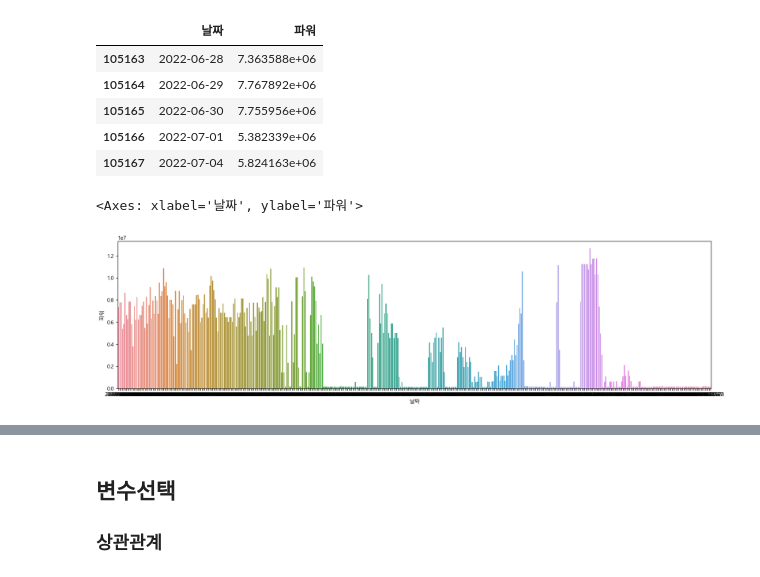
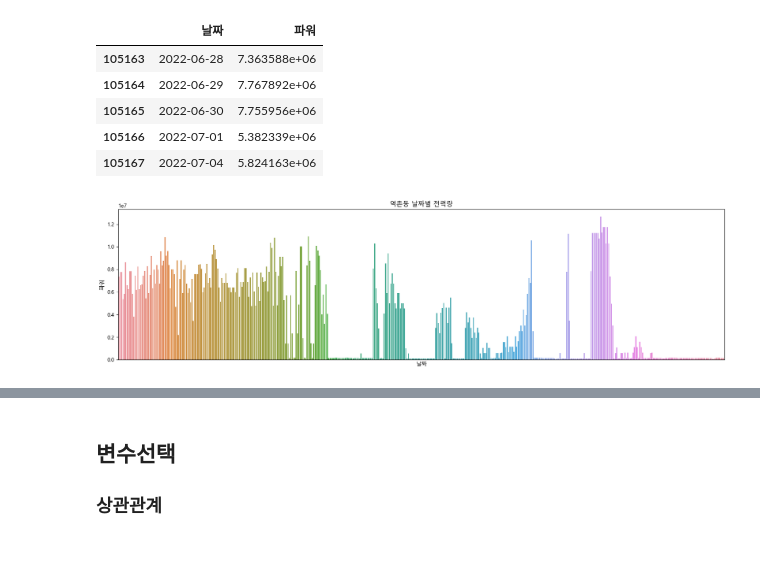
Before and after one commit to seungdobaek/AIX_1stProject, a Jupyter notebook: baek/eda.ipynb, the cells around one changed output, grey strips where cells are left out. Saved outputs shown, nothing was run; the diff lists cells and outputs as text; code cells hidden in the pictures; blank space fills up the shorter version.

```diff
--- a/baek/eda.ipynb
+++ b/baek/eda.ipynb
@@ -114,7 +114,7 @@ plt.show()
 ## 역촌동 날짜별 전력사용량
 - 역촌동의 경우 다른 법정동에 비해 너무 많은 평균 사용량이 있는것으로 보입니다. 날짜별로 전기사용량을 그려 왜 이렇게 높은 평균이 나왔는지 분석해봅니다
 # %%
-target_dong_df = df[((df['시군구코드']==11380) & (df['법정동명']=='역촌동'))]
+target_dong_df = df[df['법정동명']=='역촌동']
 target_dong_df = target_dong_df[['날짜', '파워']]
 target_dong_df.head()
 # %% [output]
@@ -126,7 +126,8 @@ target_dong_df.head()
 | 105167 | 2022-07-04 | 5.824163e+06 |
 # %%
 plt.figure(figsize=(20,5))
-sns.barplot(target_dong_df, x='날짜', y='파워')
+ax = sns.barplot(target_dong_df, x='날짜', y='파워')
+ax.set(xticks=[], title="역촌동 날짜별 전력량")
+plt.show()
 # %% [output]
-<Axes: xlabel='날짜', ylabel='파워'>
-[figure, old version]
+[figure, new version]
```
Also changed, not shown: parts of 3 cells of this notebook, 15 other files.
